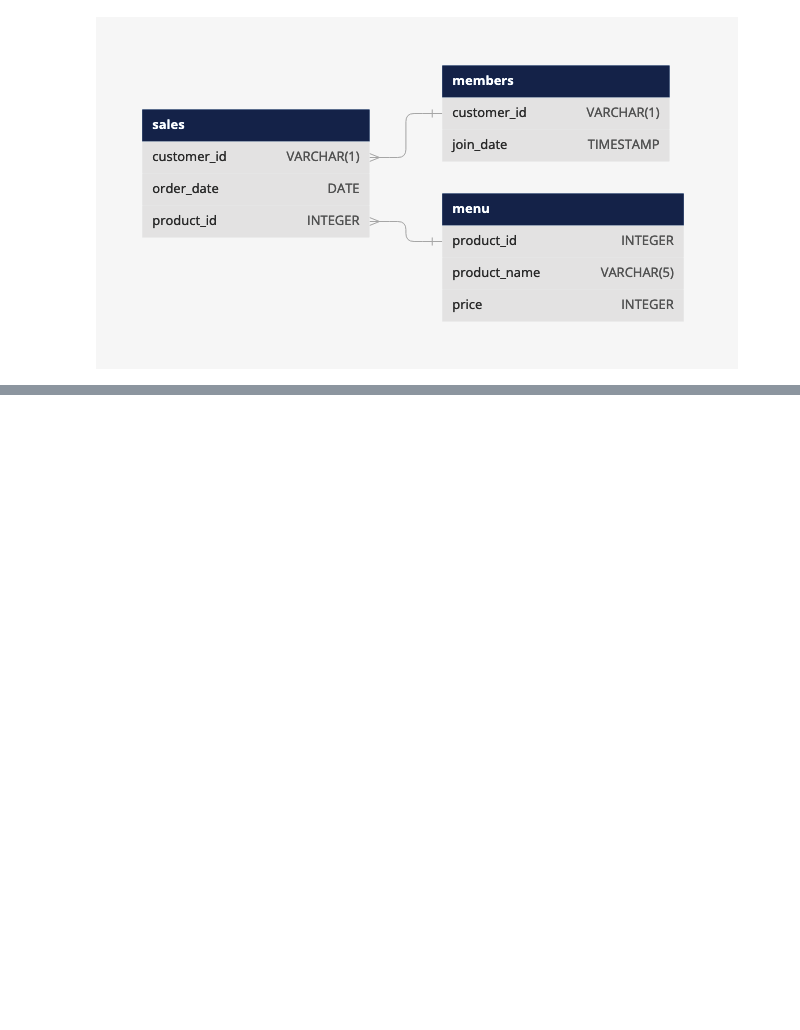
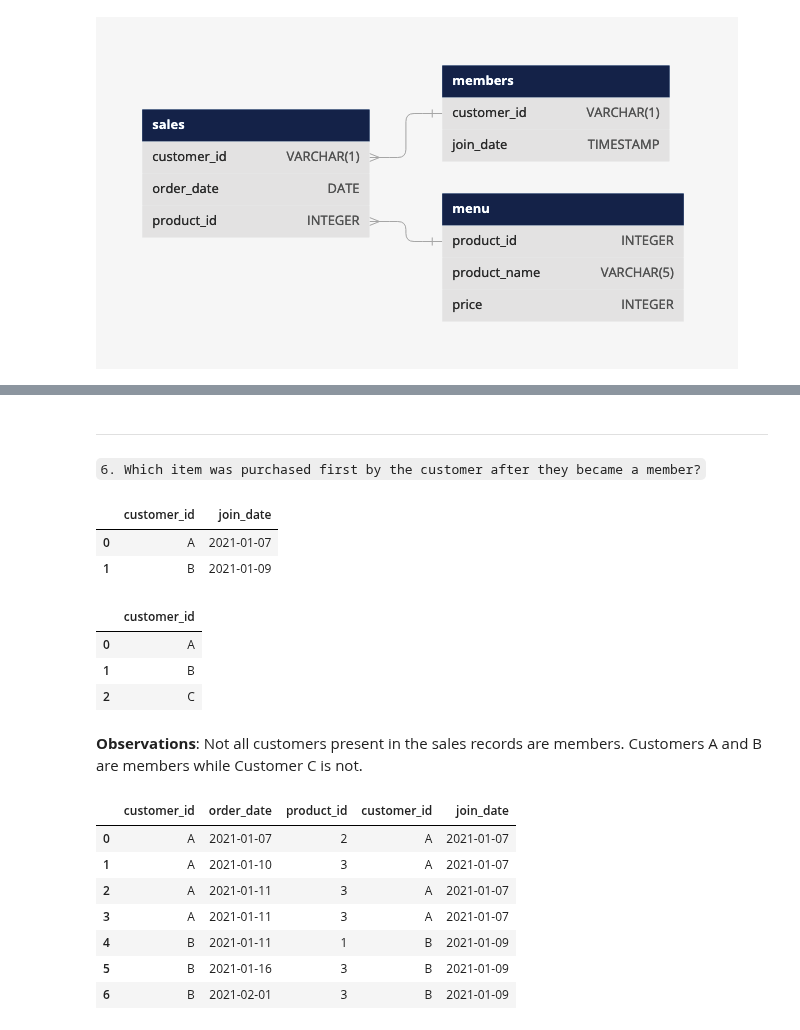
Before and after one commit to A-C-Sai/working-with-data, a Jupyter notebook: projects/sql-case-studies/Danny's Diner.ipynb, the cells around one changed output, grey strips where cells are left out. Cells and saved outputs as stored; diff of their text form; code cells hidden in the pictures; blank space fills up the shorter version.

````diff
--- a/projects/sql-case-studies/Danny's Diner.ipynb
+++ b/projects/sql-case-studies/Danny's Diner.ipynb
@@ -59,0 +97,3 @@ Image(filename="./resources/Danny's Diner ER Diagram.png")
+# %%
+def execute_query(query):
+    return pd.read_sql_query(query,con=db_connection)
@@ -59,0 +273,4 @@ Image(filename="./resources/Danny's Diner ER Diagram.png")
+# %% [markdown]
+***
+# %% [markdown]
+```6. Which item was purchased first by the customer after they became a member?```
@@ -59,0 +279,6 @@ Image(filename="./resources/Danny's Diner ER Diagram.png")
+# %%
+execute_query(query_str)
+# %% [output]
+|  | customer_id | join_date |
+| 0 | A | 2021-01-07 |
+| 1 | B | 2021-01-09 |
@@ -59,0 +292,32 @@ Image(filename="./resources/Danny's Diner ER Diagram.png")
+# %%
+execute_query(query_str)
+# %% [output]
+|  | customer_id |
+| 0 | A |
+| 1 | B |
+| 2 | C |
+# %% [markdown]
+**Observations**: Not all customers present in the sales records are members. Customers A and B are members while Customer C is not.
+# %%
+query_str = (
+    """
+    select *
+    from
+        sales s
+        right join
+        members m
+        on m.customer_id = s.customer_id
+    where s.order_date >= m.join_date;
+    """
+)
+# %%
+execute_query(query_str)
+# %% [output]
+|  | customer_id | order_date | product_id | customer_id | join_date |
+| 0 | A | 2021-01-07 | 2 | A | 2021-01-07 |
+| 1 | A | 2021-01-10 | 3 | A | 2021-01-07 |
+| 2 | A | 2021-01-11 | 3 | A | 2021-01-07 |
+| 3 | A | 2021-01-11 | 3 | A | 2021-01-07 |
+| 4 | B | 2021-01-11 | 1 | B | 2021-01-09 |
+| 5 | B | 2021-01-16 | 3 | B | 2021-01-09 |
+| 6 | B | 2021-02-01 | 3 | B | 2021-01-09 |
````
Also changed, not shown: parts of 35 cells of this notebook.
